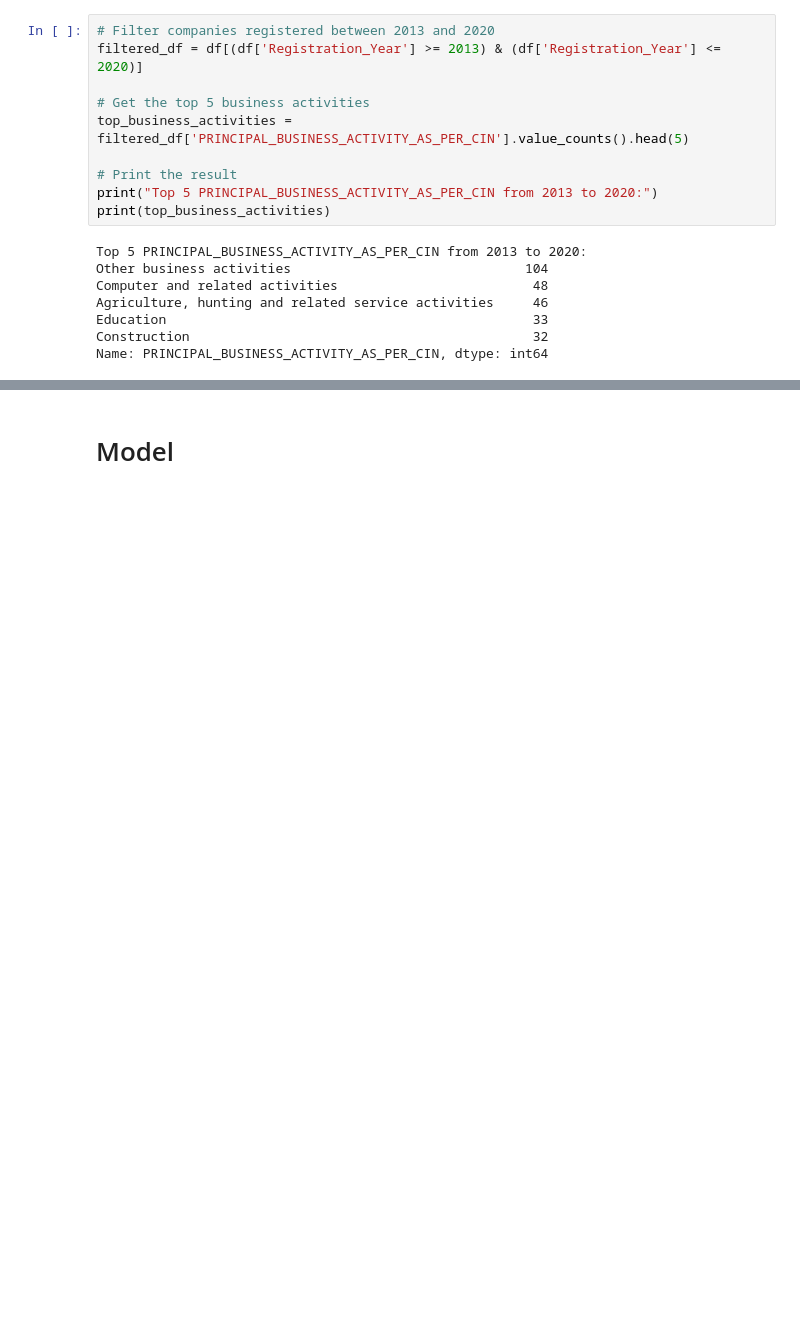
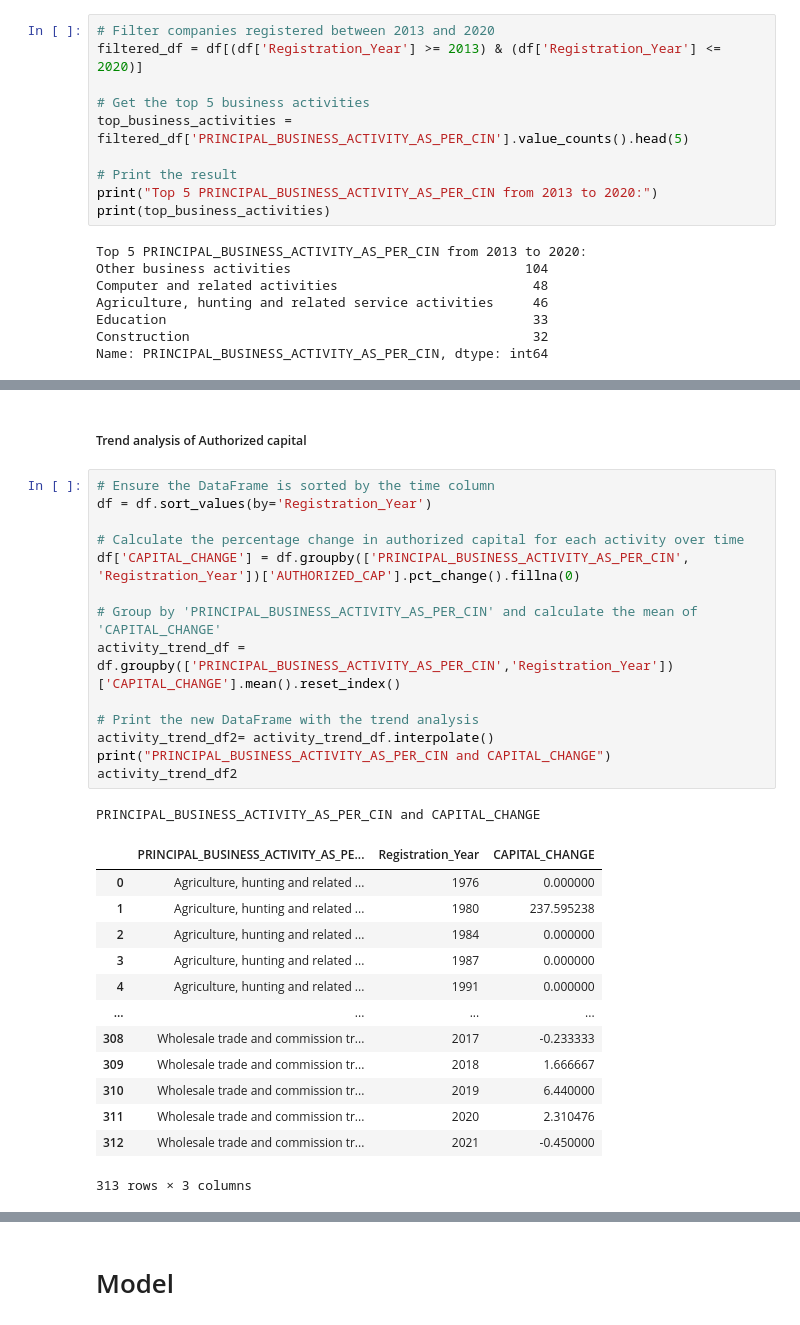
Before and after one commit to Soumiksb06/Statewise-business-comparison-and-forecast, a Jupyter notebook: TR_Companies.ipynb, the cells around one changed output, grey strips where cells are left out. Drawn from its saved outputs; the diff is of its cells as text; blank space fills up the shorter version.

```diff
--- a/TR_Companies.ipynb
+++ b/TR_Companies.ipynb
@@ -181,0 +191,31 @@ Name: PRINCIPAL_BUSINESS_ACTIVITY_AS_PER_CIN, dtype: int64
+# %% [markdown]
+##### Trend analysis of Authorized capital
+# %%
+# Ensure the DataFrame is sorted by the time column
+df = df.sort_values(by='Registration_Year')
+
+# Calculate the percentage change in authorized capital for each activity over time
+df['CAPITAL_CHANGE'] = df.groupby(['PRINCIPAL_BUSINESS_ACTIVITY_AS_PER_CIN', 'Registration_Year'])['AUTHORIZED_CAP'].pct_change().fillna(0)
+
+# Group by 'PRINCIPAL_BUSINESS_ACTIVITY_AS_PER_CIN' and calculate the mean of 'CAPITAL_CHANGE'
+activity_trend_df = df.groupby(['PRINCIPAL_BUSINESS_ACTIVITY_AS_PER_CIN','Registration_Year'])['CAPITAL_CHANGE'].mean().reset_index()
+
+# Print the new DataFrame with the trend analysis
+activity_trend_df2= activity_trend_df.interpolate()
+print("PRINCIPAL_BUSINESS_ACTIVITY_AS_PER_CIN and CAPITAL_CHANGE")
+activity_trend_df2
+# %% [output]
+PRINCIPAL_BUSINESS_ACTIVITY_AS_PER_CIN and CAPITAL_CHANGE
+|  | PRINCIPAL_BUSINESS_ACTIVITY_AS_PE... | Registration_Year | CAPITAL_CHANGE |
+| 0 | Agriculture, hunting and related ... | 1976 | 0.000000 |
+| 1 | Agriculture, hunting and related ... | 1980 | 237.595238 |
+| 2 | Agriculture, hunting and related ... | 1984 | 0.000000 |
+| 3 | Agriculture, hunting and related ... | 1987 | 0.000000 |
+| 4 | Agriculture, hunting and related ... | 1991 | 0.000000 |
+| ... | ... | ... | ... |
+| 308 | Wholesale trade and commission tr... | 2017 | -0.233333 |
+| 309 | Wholesale trade and commission tr... | 2018 | 1.666667 |
+| 310 | Wholesale trade and commission tr... | 2019 | 6.440000 |
+| 311 | Wholesale trade and commission tr... | 2020 | 2.310476 |
+| 312 | Wholesale trade and commission tr... | 2021 | -0.450000 |
+313 rows × 3 columns
```
Also changed, not shown: parts of 8 cells of this notebook.
